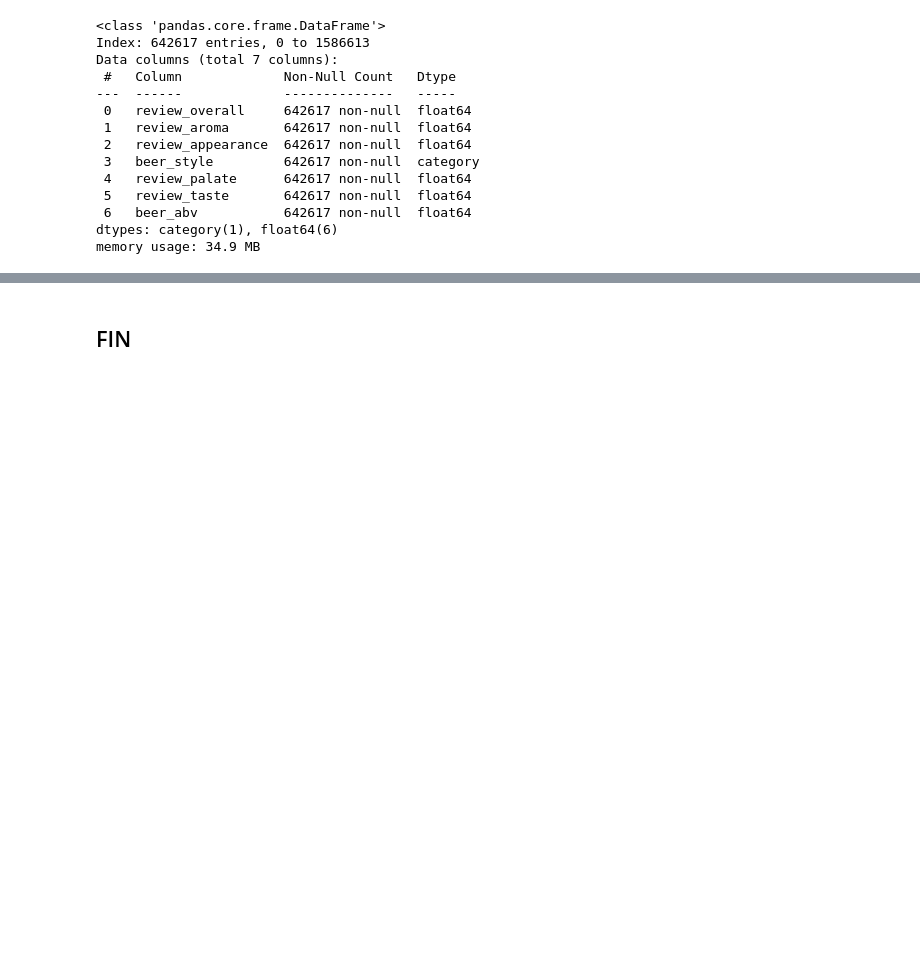
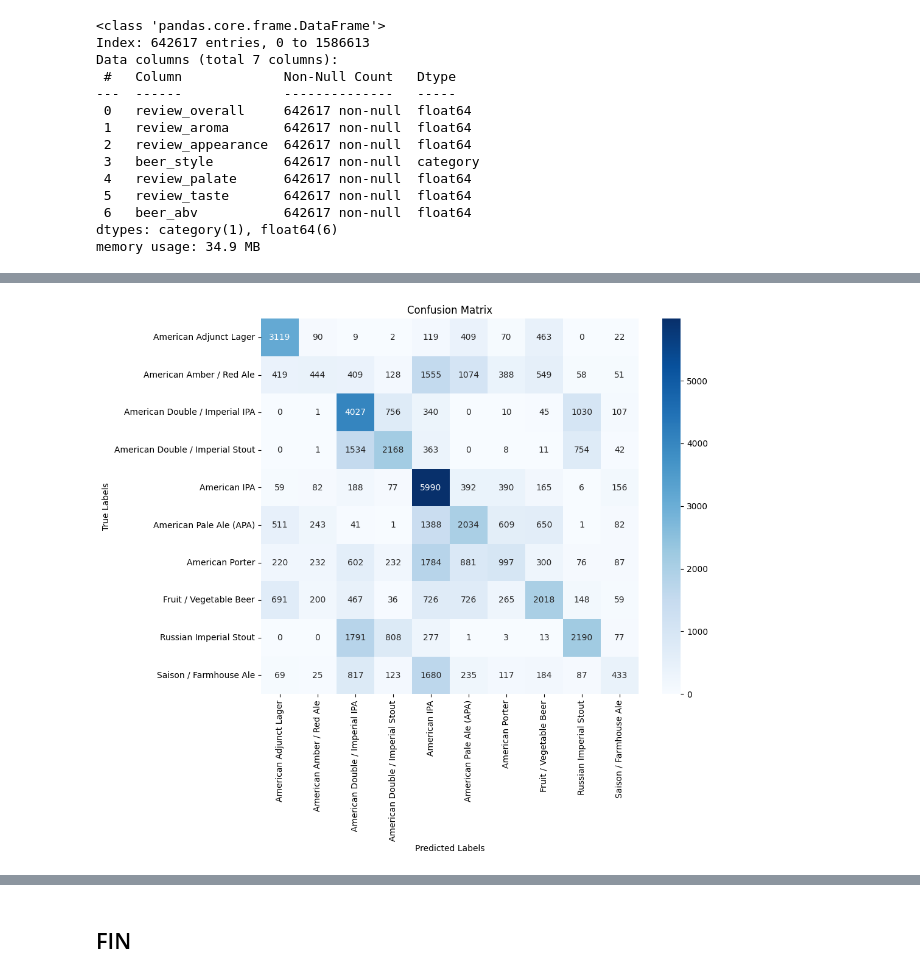
Before and after one commit to a70mico/Final_Project_Data_Science, a Jupyter notebook: src/explore_2.ipynb, the cells around one changed output, grey strips where cells are left out. Drawn from its saved outputs; the diff is of its cells as text; code cells hidden in the pictures; blank space fills up the shorter version.

Commit message:
randomforest con 10 estilos y Gradient Boosting

```diff
--- a/src/explore_2.ipynb
+++ b/src/explore_2.ipynb
@@ -442,0 +459,4 @@ memory usage: 34.9 MB
+# %%
+numeric_columns = ['review_overall', 'review_aroma', 'review_appearance', 'review_palate', 'review_taste', 'beer_abv']
+df_features = df_filtered[numeric_columns]
+print(df_features.describe())
@@ -442,0 +524,13 @@ memory usage: 34.9 MB
+# %%
+from xgboost import XGBClassifier
+
+# Entrenar el modelo
+model = XGBClassifier(
+    n_estimators=100,
+    max_depth=6,
+    learning_rate=0.1,
+    subsample=0.8,
+    colsample_bytree=0.8,
+    random_state=42
+)
+model.fit(X_train, y_train_encoded)
@@ -442,0 +549,13 @@ memory usage: 34.9 MB
+# %%
+# Hacer predicciones
+y_pred_encoded = model.predict(X_test)
+
+# Convertir predicciones a texto
+y_pred = label_encoder.inverse_transform(y_pred_encoded)
+
+# Evaluar el modelo
+from sklearn.metrics import accuracy_score, classification_report
+
+print("Accuracy:", accuracy_score(y_test, y_pred))
+print("\nClassification Report:")
+print(classification_report(y_test, y_pred))
@@ -442,0 +582,17 @@ memory usage: 34.9 MB
+# %%
+from sklearn.metrics import confusion_matrix
+import matplotlib.pyplot as plt
+import seaborn as sns
+
+# Crear matriz de confusión
+conf_matrix = confusion_matrix(y_test, y_pred, labels=label_encoder.classes_)
+
+# Visualizar matriz de confusión
+plt.figure(figsize=(10, 8))
+sns.heatmap(conf_matrix, annot=True, fmt="d", cmap="Blues", xticklabels=label_encoder.classes_, yticklabels=label_encoder.classes_)
+plt.title("Confusion Matrix")
+plt.ylabel("True Labels")
+plt.xlabel("Predicted Labels")
+plt.show()
+# %% [output]
+[figure, added]
```
Also changed, not shown: parts of 9 cells of this notebook.
